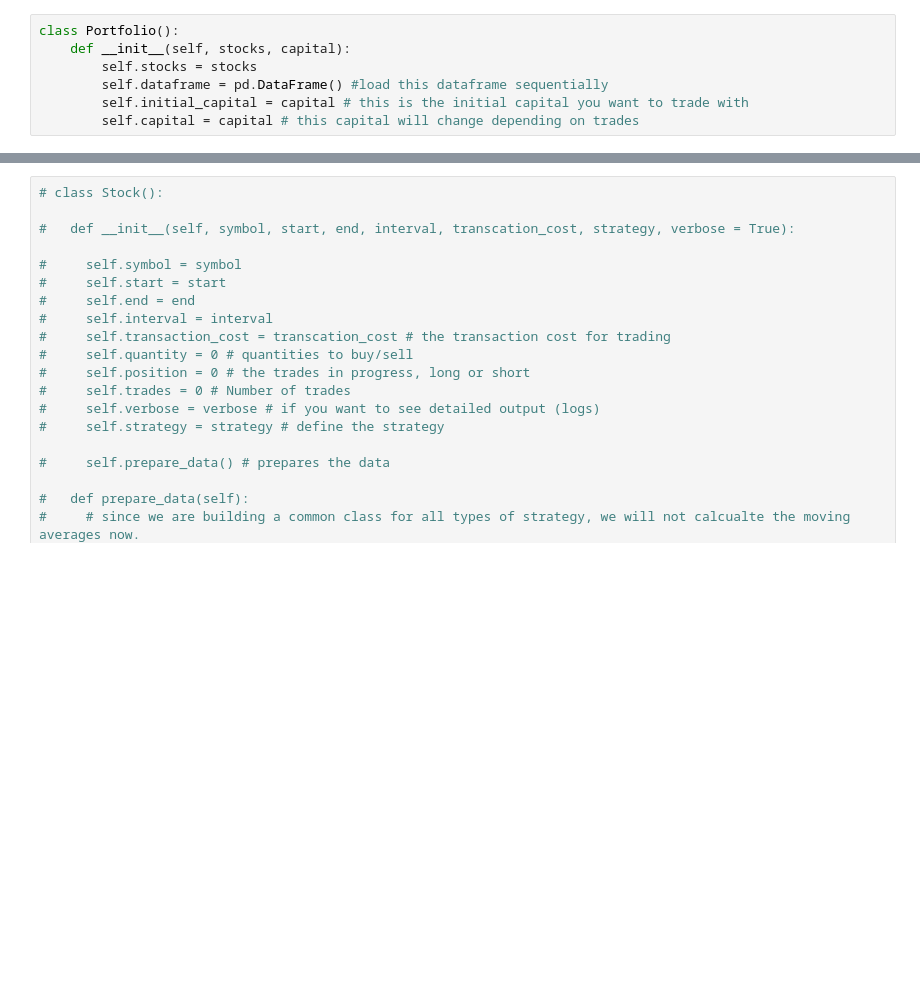
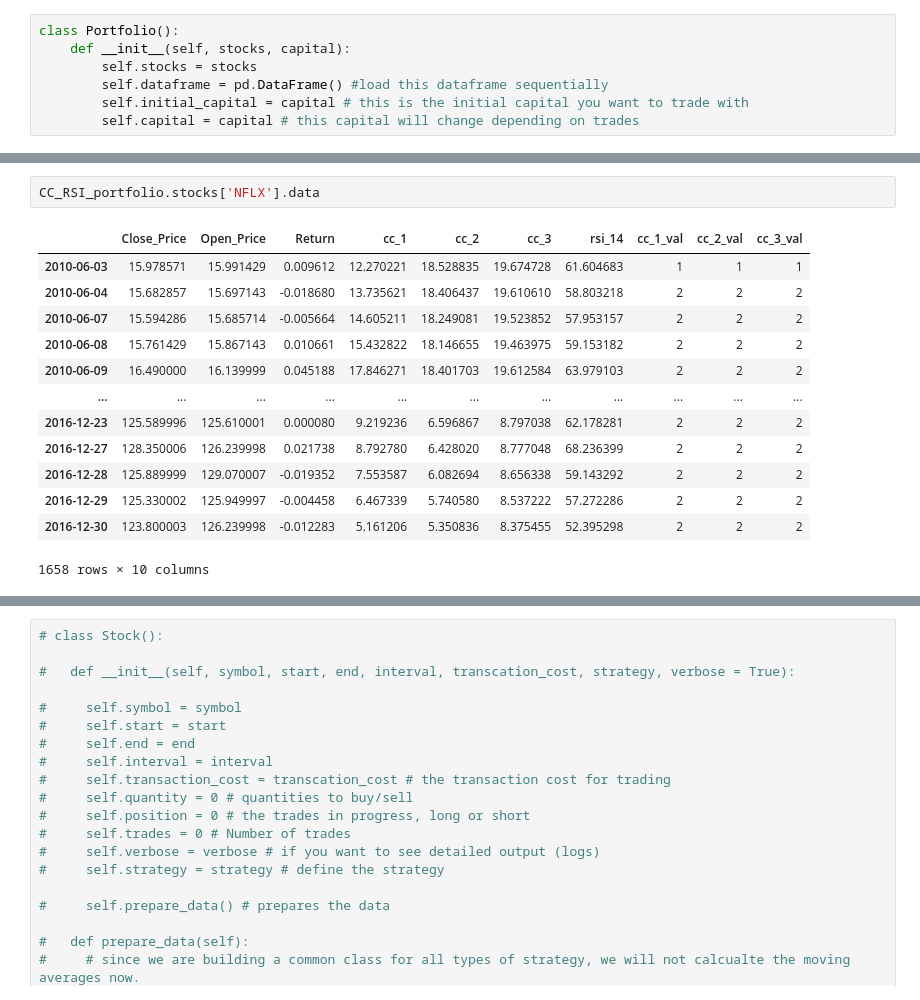
Before and after one commit to myonster/eventbasedbacktester, a Jupyter notebook: IS4226 - Final-Term Project/Group6_FinalTerm.ipynb, the cells around one changed output, grey strips where cells are left out. Cells and saved outputs as stored; diff of their text form; blank space fills up the shorter version.

```diff
--- a/IS4226 - Final-Term Project/Group6_FinalTerm.ipynb
+++ b/IS4226 - Final-Term Project/Group6_FinalTerm.ipynb
@@ -326,0 +294,16 @@ Name: count, dtype: int64
+# %%
+CC_RSI_portfolio.stocks['NFLX'].data
+# %% [output]
+|  | Close_Price | Open_Price | Return | cc_1 | cc_2 | cc_3 | rsi_14 | cc_1_val | cc_2_val | cc_3_val |
+| 2010-06-03 | 15.978571 | 15.991429 | 0.009612 | 12.270221 | 18.528835 | 19.674728 | 61.604683 | 1 | 1 | 1 |
+| 2010-06-04 | 15.682857 | 15.697143 | -0.018680 | 13.735621 | 18.406437 | 19.610610 | 58.803218 | 2 | 2 | 2 |
+| 2010-06-07 | 15.594286 | 15.685714 | -0.005664 | 14.605211 | 18.249081 | 19.523852 | 57.953157 | 2 | 2 | 2 |
+| 2010-06-08 | 15.761429 | 15.867143 | 0.010661 | 15.432822 | 18.146655 | 19.463975 | 59.153182 | 2 | 2 | 2 |
+| 2010-06-09 | 16.490000 | 16.139999 | 0.045188 | 17.846271 | 18.401703 | 19.612584 | 63.979103 | 2 | 2 | 2 |
+| ... | ... | ... | ... | ... | ... | ... | ... | ... | ... | ... |
+| 2016-12-23 | 125.589996 | 125.610001 | 0.000080 | 9.219236 | 6.596867 | 8.797038 | 62.178281 | 2 | 2 | 2 |
+| 2016-12-27 | 128.350006 | 126.239998 | 0.021738 | 8.792780 | 6.428020 | 8.777048 | 68.236399 | 2 | 2 | 2 |
+| 2016-12-28 | 125.889999 | 129.070007 | -0.019352 | 7.553587 | 6.082694 | 8.656338 | 59.143292 | 2 | 2 | 2 |
+| 2016-12-29 | 125.330002 | 125.949997 | -0.004458 | 6.467339 | 5.740580 | 8.537222 | 57.272286 | 2 | 2 | 2 |
+| 2016-12-30 | 123.800003 | 126.239998 | -0.012283 | 5.161206 | 5.350836 | 8.375455 | 52.395298 | 2 | 2 | 2 |
+1658 rows × 10 columns
```
Also changed, not shown: parts of 20 cells of this notebook.
